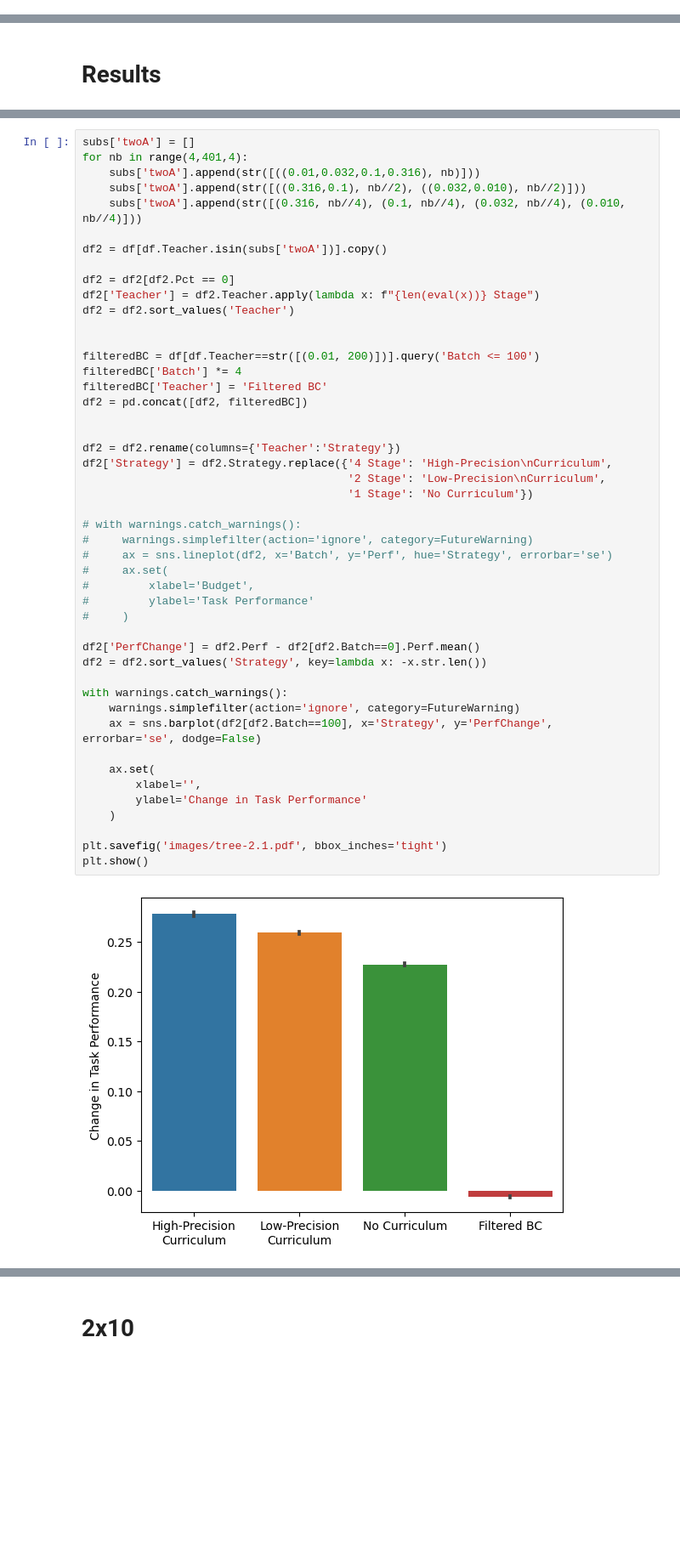
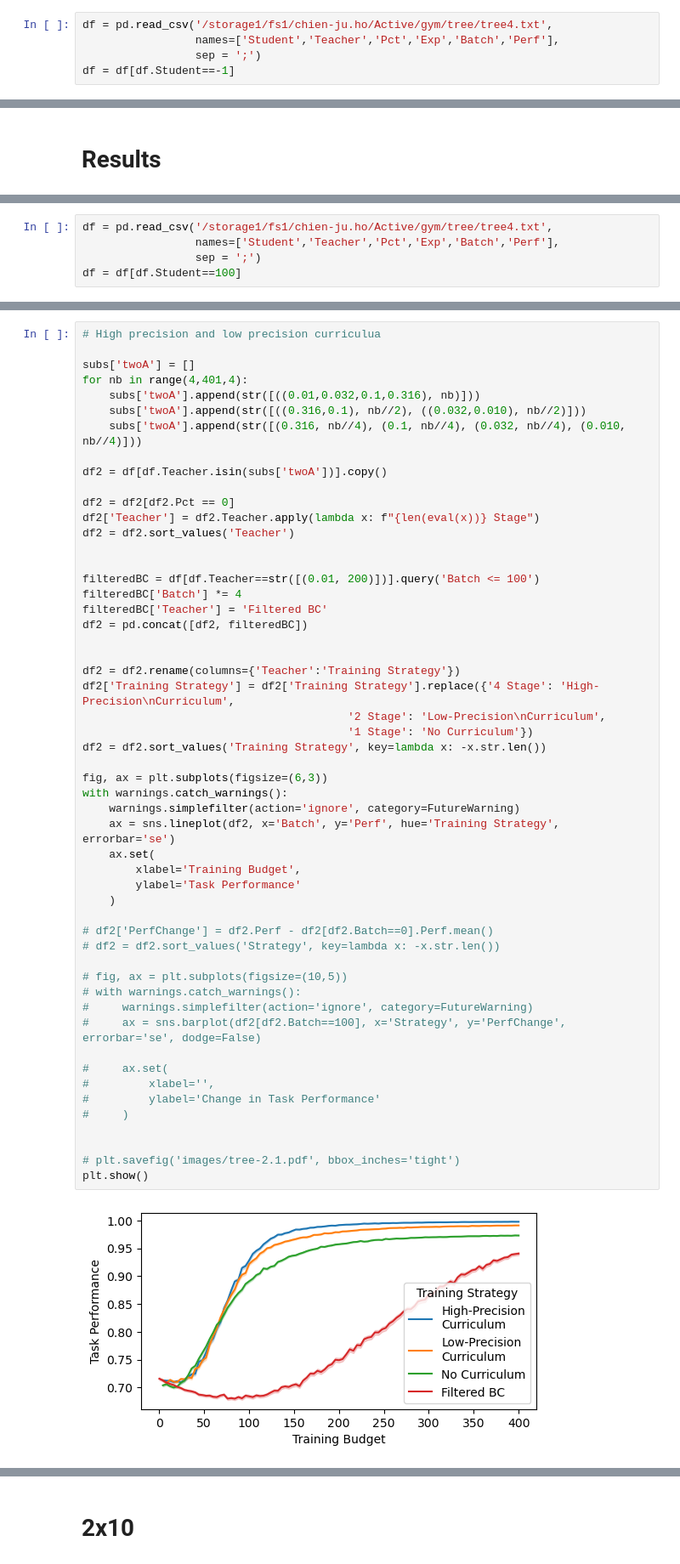
Before and after one commit to saumikn/gymnasium-test, a Jupyter notebook: tree.ipynb, the cells around one changed output, grey strips where cells are left out. Shown at 85% size. Drawn from its saved outputs; the diff is of its cells as text; blank space fills up the shorter version.

```diff
--- a/tree.ipynb
+++ b/tree.ipynb
@@ -235,0 +247,5 @@ Wall time: 33.8 s
+# %%
+df = pd.read_csv('/storage1/fs1/chien-ju.ho/Active/gym/tree/tree4.txt',
+                 names=['Student','Teacher','Pct','Exp','Batch','Perf'],
+                 sep = ';')
+df = df[df.Student==-1]
@@ -265,0 +330,5 @@ subs = {}
+# %%
+df = pd.read_csv('/storage1/fs1/chien-ju.ho/Active/gym/tree/tree4.txt',
+                 names=['Student','Teacher','Pct','Exp','Batch','Perf'],
+                 sep = ';')
+df = df[df.Student==100]
@@ -338,50 +530,56 @@ plt.show()
 # %%
+# High precision and low precision curriculua
+
 subs['twoA'] = []
 for nb in range(4,401,4):
     subs['twoA'].append(str([((0.01,0.032,0.1,0.316), nb)]))
     subs['twoA'].append(str([((0.316,0.1), nb//2), ((0.032,0.010), nb//2)]))
     subs['twoA'].append(str([(0.316, nb//4), (0.1, nb//4), (0.032, nb//4), (0.010, nb//4)]))
 
 df2 = df[df.Teacher.isin(subs['twoA'])].copy()
 
 df2 = df2[df2.Pct == 0]
 df2['Teacher'] = df2.Teacher.apply(lambda x: f"{len(eval(x))} Stage")
 df2 = df2.sort_values('Teacher')
 
 
 filteredBC = df[df.Teacher==str([(0.01, 200)])].query('Batch <= 100')
 filteredBC['Batch'] *= 4
 filteredBC['Teacher'] = 'Filtered BC'
 df2 = pd.concat([df2, filteredBC])
 
 
-df2 = df2.rename(columns={'Teacher':'Strategy'})
-df2['Strategy'] = df2.Strategy.replace({'4 Stage': 'High-Precision\nCurriculum',
+df2 = df2.rename(columns={'Teacher':'Training Strategy'})
+df2['Training Strategy'] = df2['Training Strategy'].replace({'4 Stage': 'High-Precision\nCurriculum',
                                         '2 Stage': 'Low-Precision\nCurriculum',
                                         '1 Stage': 'No Curriculum'})
+df2 = df2.sort_values('Training Strategy', key=lambda x: -x.str.len())
 
+fig, ax = plt.subplots(figsize=(6,3))
+with warnings.catch_warnings():
+    warnings.simplefilter(action='ignore', category=FutureWarning)
+    ax = sns.lineplot(df2, x='Batch', y='Perf', hue='Training Strategy', errorbar='se')
+    ax.set(
+        xlabel='Training Budget',
+        ylabel='Task Performance'
+    )
+
+# df2['PerfChange'] = df2.Perf - df2[df2.Batch==0].Perf.mean()
+# df2 = df2.sort_values('Strategy', key=lambda x: -x.str.len())
+
+# fig, ax = plt.subplots(figsize=(10,5))
 # with warnings.catch_warnings():
 #     warnings.simplefilter(action='ignore', category=FutureWarning)
-#     ax = sns.lineplot(df2, x='Batch', y='Perf', hue='Strategy', errorbar='se')
+#     ax = sns.barplot(df2[df2.Batch==100], x='Strategy', y='PerfChange', errorbar='se', dodge=False)
+
 #     ax.set(
-#         xlabel='Budget',
-#         ylabel='Task Performance'
+#         xlabel='',
+#         ylabel='Change in Task Performance'
 #     )
 
-df2['PerfChange'] = df2.Perf - df2[df2.Batch==0].Perf.mean()
-df2 = df2.sort_values('Strategy', key=lambda x: -x.str.len())
 
-with warnings.catch_warnings():
-    warnings.simplefilter(action='ignore', category=FutureWarning)
-    ax = sns.barplot(df2[df2.Batch==100], x='Strategy', y='PerfChange', errorbar='se', dodge=False)
-
-    ax.set(
-        xlabel='',
-        ylabel='Change in Task Performance'
-    )
-
-plt.savefig('images/tree-2.1.pdf', bbox_inches='tight')
+# plt.savefig('images/tree-2.1.pdf', bbox_inches='tight')
 plt.show()
 # %% [output]
-[figure, old version]
+[figure, new version]
 # %%
```
Also changed, not shown: parts of 37 cells of this notebook, 1 other file.
